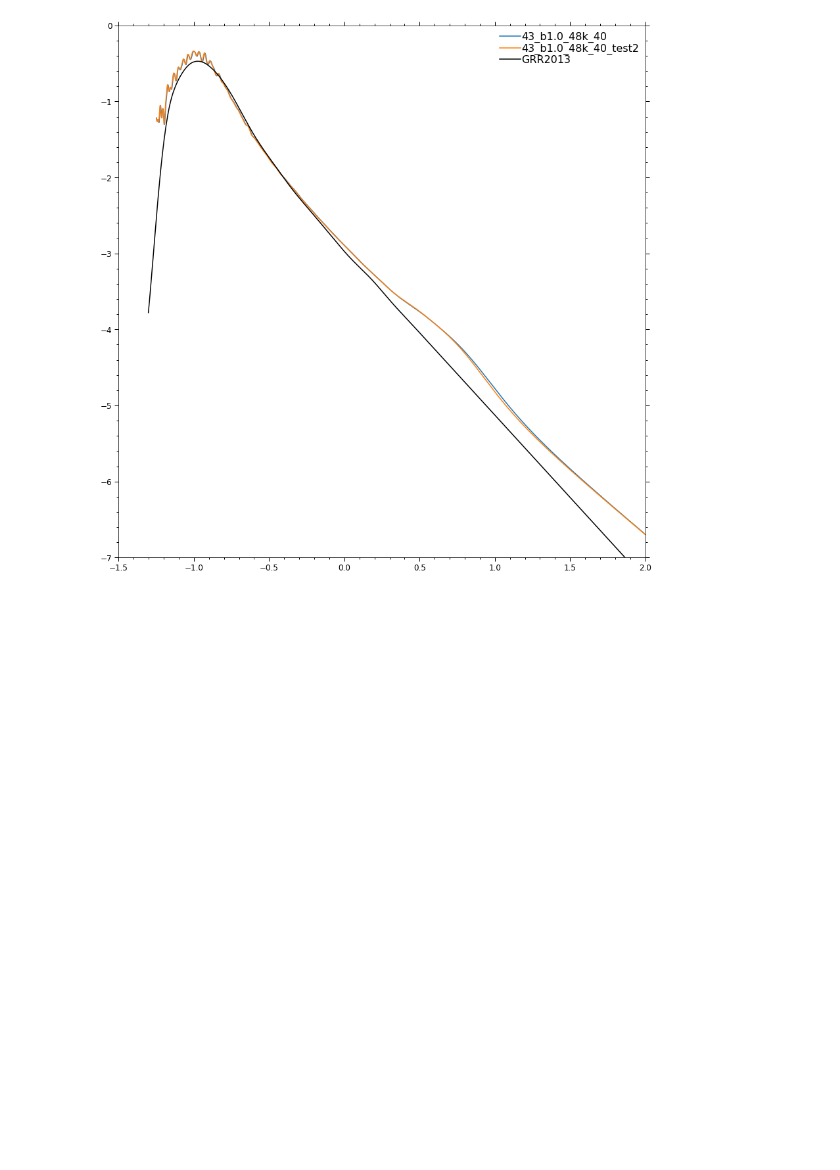
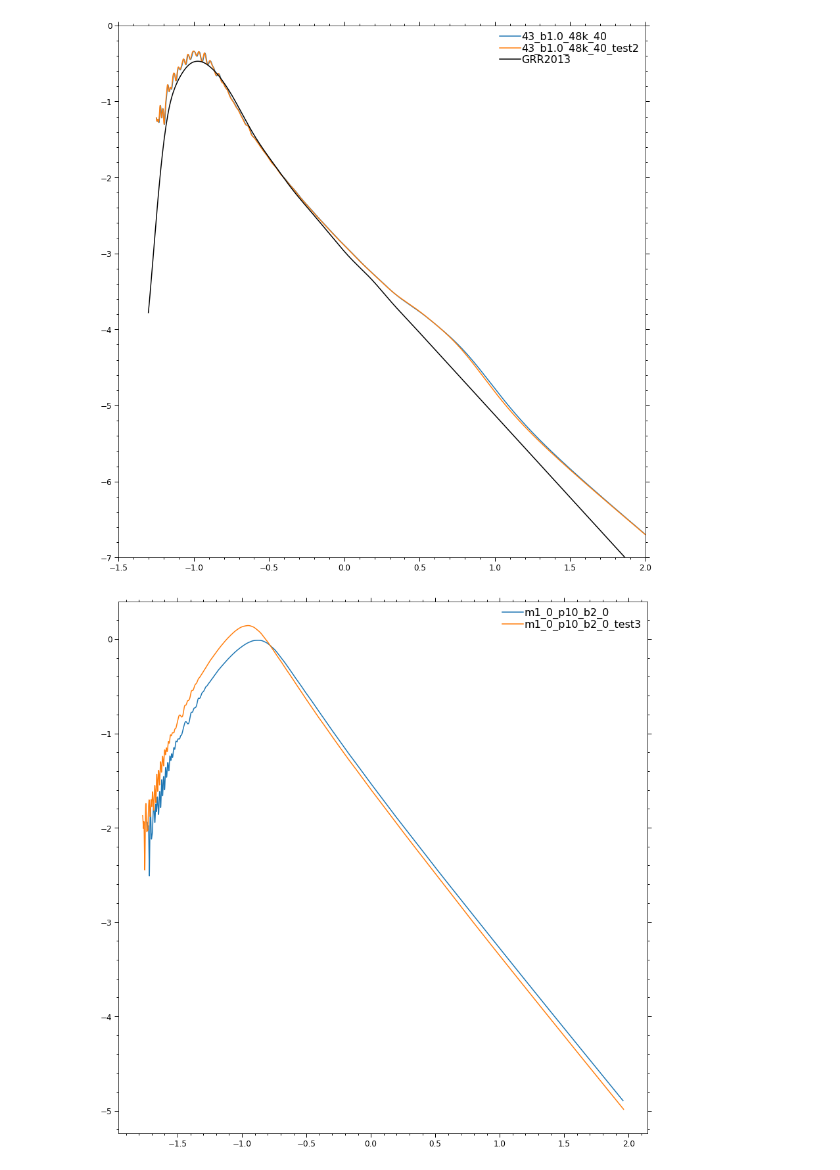
Before and after one commit to tenleyhs/jYT, a Jupyter notebook: plot_dmdts.ipynb, the cells around one changed output. Drawn from its saved outputs; the diff is of its cells as text; code cells hidden in the pictures; blank space fills up the shorter version.

```diff
--- a/plot_dmdts.ipynb
+++ b/plot_dmdts.ipynb
@@ -84,3 +88,13 @@ ax.legend()
 fig.tight_layout()
 # %% [output]
 [figure]
+# %%
+fig, ax = plt.subplots()
+x, y = np.loadtxt('/Users/lawsmith/Dropbox/RS/fend_results/m1_0_p10_b2_0/m1_0_p10_b2_0_0075_ev_20.dat', skiprows=1, unpack=True)
+ax.plot(x, y, label='m1_0_p10_b2_0')
+x, y = np.loadtxt('/Users/lawsmith/Dropbox/RS/fend_results/m1_0_p10_b2_0/m1_0_p10_b2_0_0075_ev_20_test3.dat', skiprows=1, unpack=True)
+ax.plot(x, y, label='m1_0_p10_b2_0_test3')
+ax.legend()
+fig.tight_layout()
+# %% [output]
+[figure, added]
```
Also changed, not shown: parts of 2 cells of this notebook, 2 other files.
